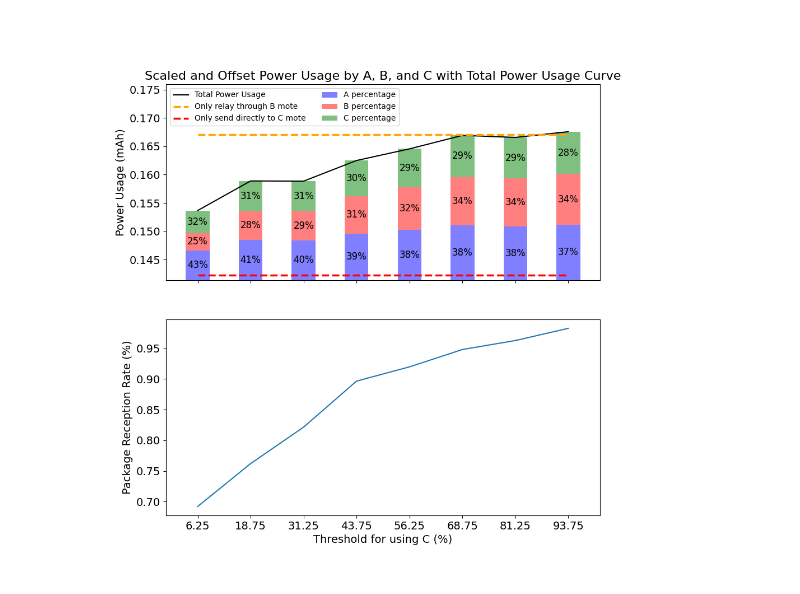
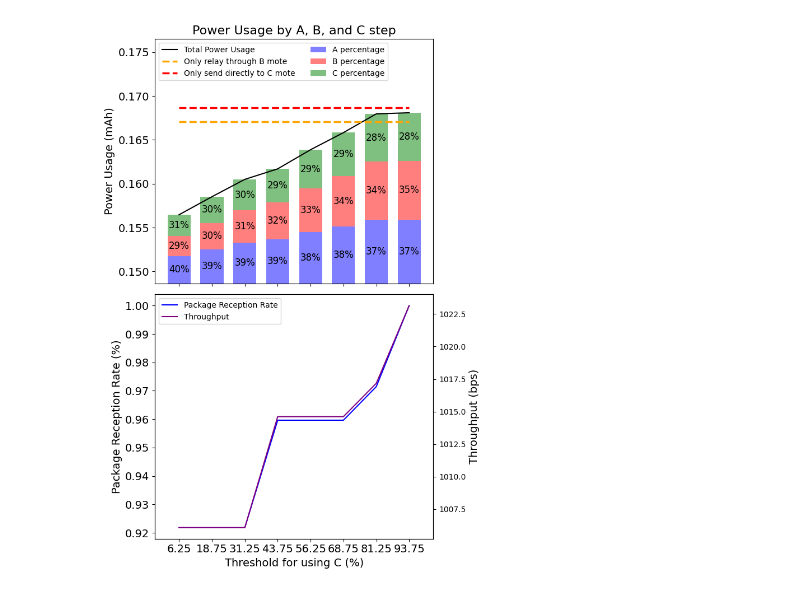
Before and after one commit to Rasmus-M-C/WSN-Project, a Jupyter notebook: plot_windows.ipynb, the cells around one changed output. Cells and saved outputs as stored; diff of their text form; code cells hidden in the pictures.

```diff
--- a/plot_windows.ipynb
+++ b/plot_windows.ipynb
@@ -57,7 +57,7 @@ def getReceptionRate(s, r):
     #print(lostCounter)
     #print(recValues)
     #print(last, first)
-    return ((recValues[last] - recValues[first])) / (sentValues[last] - sentValues[first])
+    return [((recValues[last] - recValues[first])) / (sentValues[last] - sentValues[first]), (recValues[last] - recValues[first])*128*8/(20*60)]
 
 #file_path = 'loglisteners/kvs29.txt'  # Replace with the path to your text file
 def plotScenario(file_path, plot=False):
@@ -175,7 +175,10 @@ def plotScenario(file_path, plot=False):
         list1_dates = sendingB_times
         list2_dates = sendingC_times
 
-        all_dates = sorted(list1_dates + list2_dates)
+        if list1_dates != []:
+            all_dates = sorted(list1_dates + list2_dates)
+        else:
+            all_dates = sorted(list2_dates)
 
         for i in range(len(all_dates) - 1):
             start_date = all_dates[i]
@@ -224,11 +227,14 @@ rs = []
 alist = []
 blist = []
 clist = []
+throughput = []
+scen = "step"
 for i in range(8):
-    p, r, a, b, c = plotScenario(f"scenarios/random3_{i}.txt")
+    p, r, a, b, c = plotScenario(f"scenarios/{scen}3_{i}.txt")
     alist.append(a)
     blist.append(b)
     clist.append(c)
     pows.append(p)
-    rs.append(r)
+    rs.append(r[0])
+    throughput.append(r[1])
 # %% [output]
@@ -252,10 +258,10 @@ total sent:  1217
 # %%
 import matplotlib.pyplot as plt
 
-fig, axs = plt.subplots(2, sharex=True, figsize=(10, 10))
+fig, axs = plt.subplots(2, sharex=True, figsize=(7, 10))
 
-width = 0.45
-offset = min(pows) * 0.92
+width = 0.70
+offset = min(pows) * 0.95
 
 scaled_alist = []
 scaled_blist = []
@@ -306,36 +312,61 @@ for bar_A, bar_B, bar_C in zip(bars_A, bars_B, bars_C):
         offset + height_A + height_B + height_C / 2,
         f'{height_C/total_height:.0%}',
         ha='center',
         va='center',
         color=col,
         fontsize=12
     )
 
 # Plotting the total power usage curve
-upper = [0.16705683547853023]*len(range(8))
-lower = [0.1422537626514057]*len(range(8))
+if scen == "step":
+    upper = [0.16705683547853023]*len(range(8))
+    lower = [0.16865022089890574]*len(range(8)) # Step
+    lower_ratio = [0.1701534170153417]*len(range(8))
+    upper_ratio = [1.0]*len(range(8))
+    lower_throughput = [520.5333333333333]*len(range(8))
+    upper_throughput = [1023.1466666666666]*len(range(8))
+else:
+    lower = [0.1534406706664988]*len(range(8))#random
+    upper = [0.16705683547853023]*len(range(8))
+    lower_ratio = [0.4713758079409049]*len(range(8))
+    upper_ratio = [1.0]*len(range(8))
+    lower_throughput = [871.2533333333333]*len(range(8))
+    upper_throughput = [1023.1466666666666]*len(range(8))
+
 axs[0].plot(range(8), pows, color='black', label='Total Power Usage')
 axs[0].plot(range(8), upper, linewidth=2.5, color='orange', linestyle='dashed', label="Only relay through B mote")
 axs[0].plot(range(8), lower, linewidth=2.5, color='red', linestyle='dashed', label="Only send directly to C mote")
 
 # Adjusting y-axis limits to accommodate the offset
 axs[0].set_ylim([offset, max(pows) * 1.05])
 
 # Adding labels and legend
 axs[0].set_ylabel('Power Usage (mAh)', fontsize=14)
-axs[0].set_title('Scaled and Offset Power Usage by A, B, and C with Total Power Usage Curve', fontsize=16)
+axs[0].set_title(f"Power Usage by A, B, and C {scen}", fontsize=16)
 axs[0].legend(loc='upper left', ncol=2)
 
 axs[0].tick_params(axis='both', which='both', labelsize=14)
 axs[1].tick_params(axis='both', which='both', labelsize=14)
 
 # Plotting the reference series in the second subplot
-axs[1].plot(range(8), rs)
+axs[1].plot(range(8), rs, label='Package Reception Rate', color='blue')
 axs[1].set_ylabel('Package Reception Rate (%)', fontsize=14)
 axs[1].set_xticks(range(8), [f"{i*12.5+6.25}" for i in range(8)])
 axs[1].set_xlabel('Threshold for using C (%)', fontsize=14)
-#plt.tight_layout()
+ax2 = axs[1].twinx()
+ax2.plot(range(8), throughput, color='purple', label='Throughput')
+ax2.set_ylabel('Throughput (bps)', fontsize=14)
+# Combine legend handles and labels from both y-axes
+handles, labels = axs[1].get_legend_handles_labels()
+handles2, labels2 = ax2.get_legend_handles_labels()
+handles.extend(handles2)
+labels.extend(labels2)
+
+# Display the combined legend
+axs[1].legend(handles, labels, loc='upper left')
+
+plt.tight_layout()
 
 plt.show()
 # %% [output]
-[figure, old version]
+[figure, new version]
```
Also changed, not shown: parts of 7 cells of this notebook.
